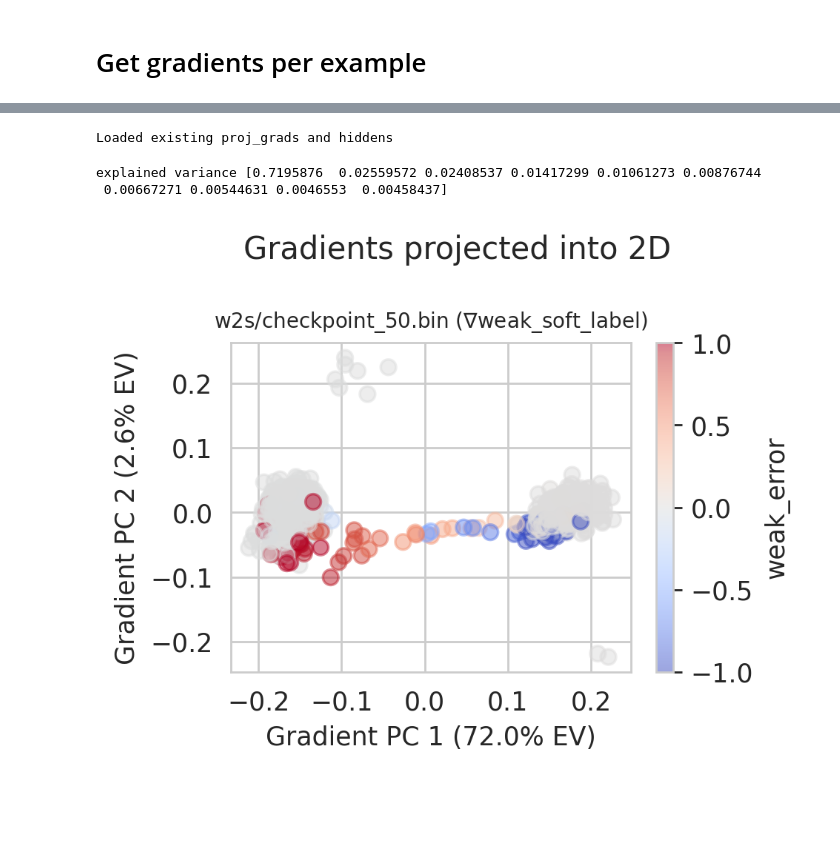
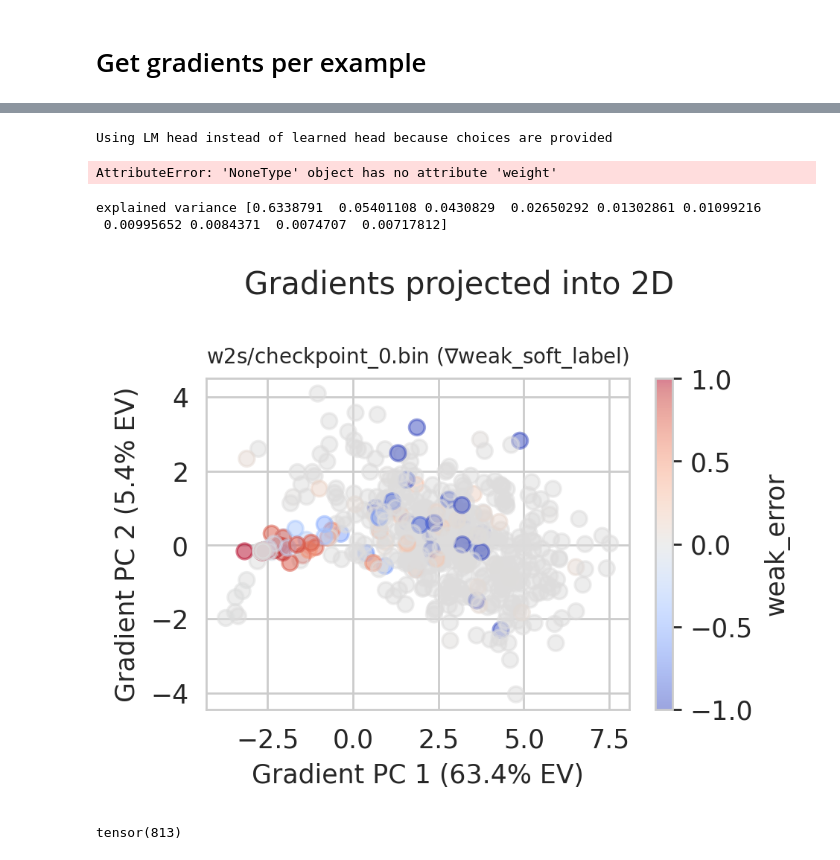
Before and after one commit to EleutherAI/weak-to-strong, a Jupyter notebook: notebooks/Plotting.ipynb, the cells around one changed output, grey strips where cells are left out. Cells and saved outputs as stored; diff of their text form; code cells hidden in the pictures; blank space fills up the shorter version.

```diff
--- a/notebooks/Plotting.ipynb
+++ b/notebooks/Plotting.ipynb
@@ -229,8 +223,10 @@ else:
                     linear_probe=config["linear_probe"],
                     **model_config.custom_kwargs,
                 )
-
-        model_n_params = sum(p.numel() for p in model.parameters() if p.requires_grad)
+        # TODO: remove
+        torch.nn.init.normal_(model.score.weight, std=1/4096**0.5, generator=torch.Generator().manual_seed(1))
+        # TODO: delete model.lm.lm_head from learned head models before saving state dict
+        model_n_params = sum(p.numel() for p in model.parameters() if p.requires_grad and p is not model.lm.lm_head.weight)
 
         torch.manual_seed(0)  # ensure that our projection is the same across runs and examples
         proj_basis_indices = torch.randint(0, model_n_params, (d_proj,))
@@ -263,7 +259,7 @@ else:
                     loss.backward()
 
                     # get grad in a vector
-                    grad = torch.cat([p.grad.clone().detach().flatten() for p in model.parameters() if p.requires_grad])
+                    grad = torch.cat([p.grad.clone().detach().flatten() for p in model.parameters() if p.grad is not None])
                     # project onto random direction
                     proj_grads[run_type][checkpoint][target_label_column][i, :] = grad[proj_basis_indices]
                     # proj_grads[i] = torch.cat([p.grad.clone().detach().flatten() for p in model.score.parameters() if p.requires_grad])
@@ -278,9 +274,10 @@ else:
     torch.save(to_dict(proj_grads), proj_grads_path)
     torch.save(to_dict(hiddens),hiddens_path)
 # %% [output]
-Loaded existing proj_grads and hiddens
+Using LM head instead of learned head because choices are provided
+AttributeError: 'NoneType' object has no attribute 'weight'
 # %%
-ckpt = "checkpoint_50.bin"
+ckpt = "checkpoint_0.bin"
 target_label_column = "weak_soft_label"
 ckpt_grads = proj_grads["w2s"][ckpt][target_label_column]
 # ckpt_hiddens = hiddens["w2s"][ckpt]
@@ -304,30 +301,30 @@ weak_diff_from_strong = (weak_soft_labels - strong_soft_preds)
 # %%
 import matplotlib.pyplot as plt
 from sklearn.decomposition import PCA
 import seaborn as sns
 sns.set_style('whitegrid')
 
 # project gradients into 2D
 
 use_normalized = False
 mat = proj_grads_normalized if use_normalized else ckpt_grads
 color = "weak_error"
-pca = PCA(n_components=10)
-proj_2d = pca.fit_transform(mat.cpu().numpy())
+projector = PCA(n_components=10)
+proj_2d = projector.fit_transform(mat.cpu().numpy())
 # proj_2d = pca.transform(mat.cpu().numpy())
-print("explained variance", pca.explained_variance_ratio_)
+print("explained variance", projector.explained_variance_ratio_)
 plt.figure(figsize=(4, 3), dpi=250)
 plt.scatter(proj_2d[:, 0], proj_2d[:, 1], c=locals()[color], cmap='coolwarm', alpha=0.5, marker='o', vmin=-1, vmax=1)
 plt.colorbar(label=color)
-evr1 = pca.explained_variance_ratio_[0]
-evr2 = pca.explained_variance_ratio_[1]
+evr1 = projector.explained_variance_ratio_[0]
+evr2 = projector.explained_variance_ratio_[1]
 plt.xlabel(f"Gradient PC 1 ({evr1 * 100:.1f}% EV)")
 plt.ylabel(f"Gradient PC 2 ({evr2 * 100:.1f}% EV)")
 plt.suptitle("Normalized gradients projected into 2D" if use_normalized else "Gradients projected into 2D")
 plt.title(f"{run_type}/{ckpt} ($\\nabla${target_label_column})", fontsize=8)
 plt.tight_layout()
 plt.show()
 # %% [output]
-explained variance [0.7195876  0.02559572 0.02408537 0.01417299 0.01061273 0.00876744
- 0.00667271 0.00544631 0.0046553  0.00458437]
+explained variance [0.6338791  0.05401108 0.0430829  0.02650292 0.01302861 0.01099216
+ 0.00995652 0.0084371  0.0074707  0.00717812]
-[figure, old version]
+[figure, new version]
@@ -333,0 +364,15 @@ explained variance [0.7195876  0.02559572 0.02408537 0.01417299 0.01061273 0.008
+# %%
+# mid_proj = PCA(n_components=20).fit_transform(ckpt_grads.cpu().numpy())
+# out_detector = Mahalanobis(mid_proj)
+# outliers = out_detector.predict(mid_proj, alpha=0.001)
+# outliers.sum()
+
+# use the 1st/3rd quartiles +/ 2.5 IQR as the outlier detection threshold
+q1 = torch.quantile(ckpt_grads, 0.25, dim=0)
+q3 = torch.quantile(ckpt_grads, 0.75, dim=0)
+iqr = q3 - q1
+lambd = 10
+outliers = ((ckpt_grads > q3 + lambd * iqr) | (ckpt_grads < q1 - lambd * iqr)).sum(dim=1) > 0
+outliers.sum()
+# %% [output]
+tensor(813)
```
Also changed, not shown: parts of 8 cells of this notebook, 3 other files.
